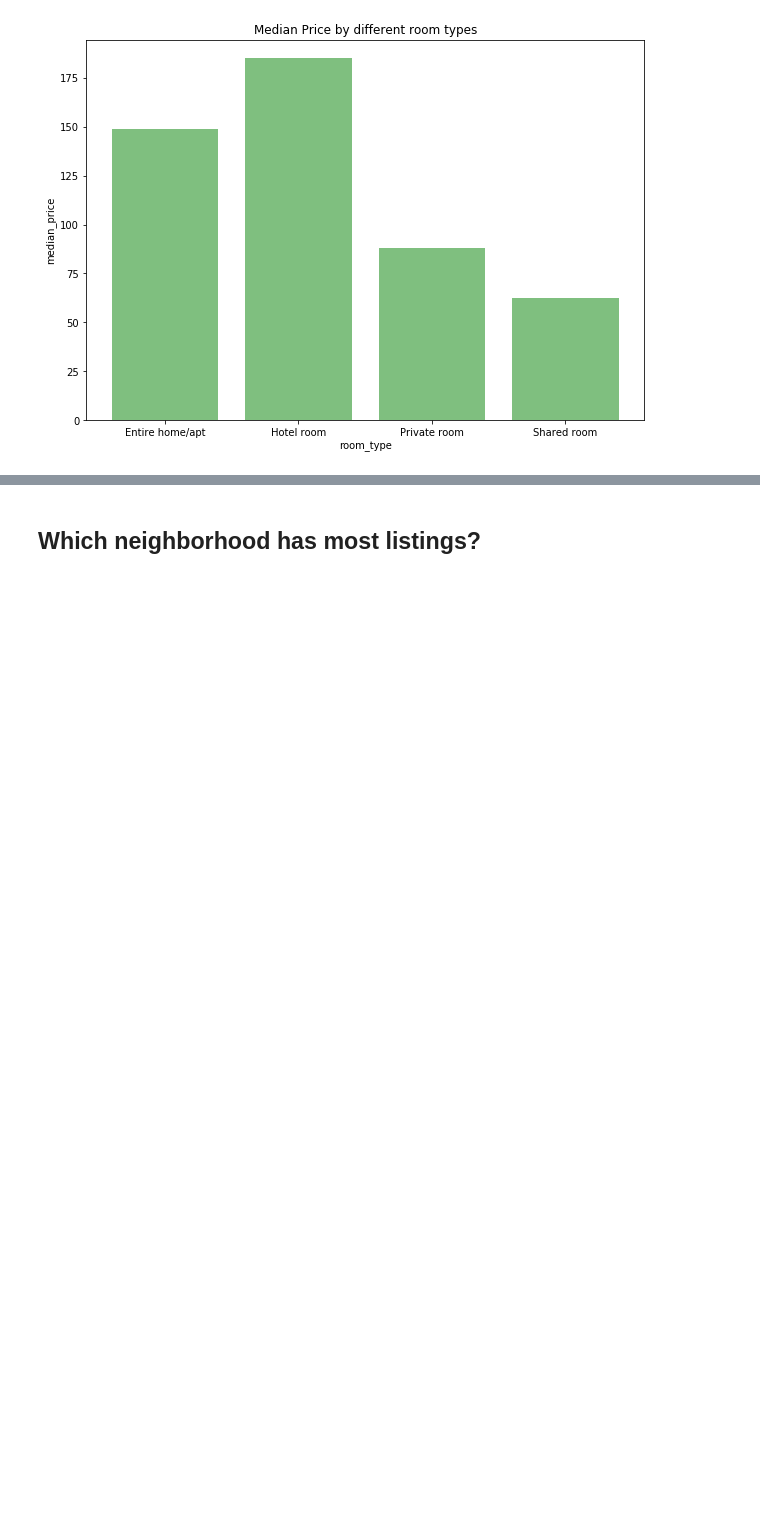
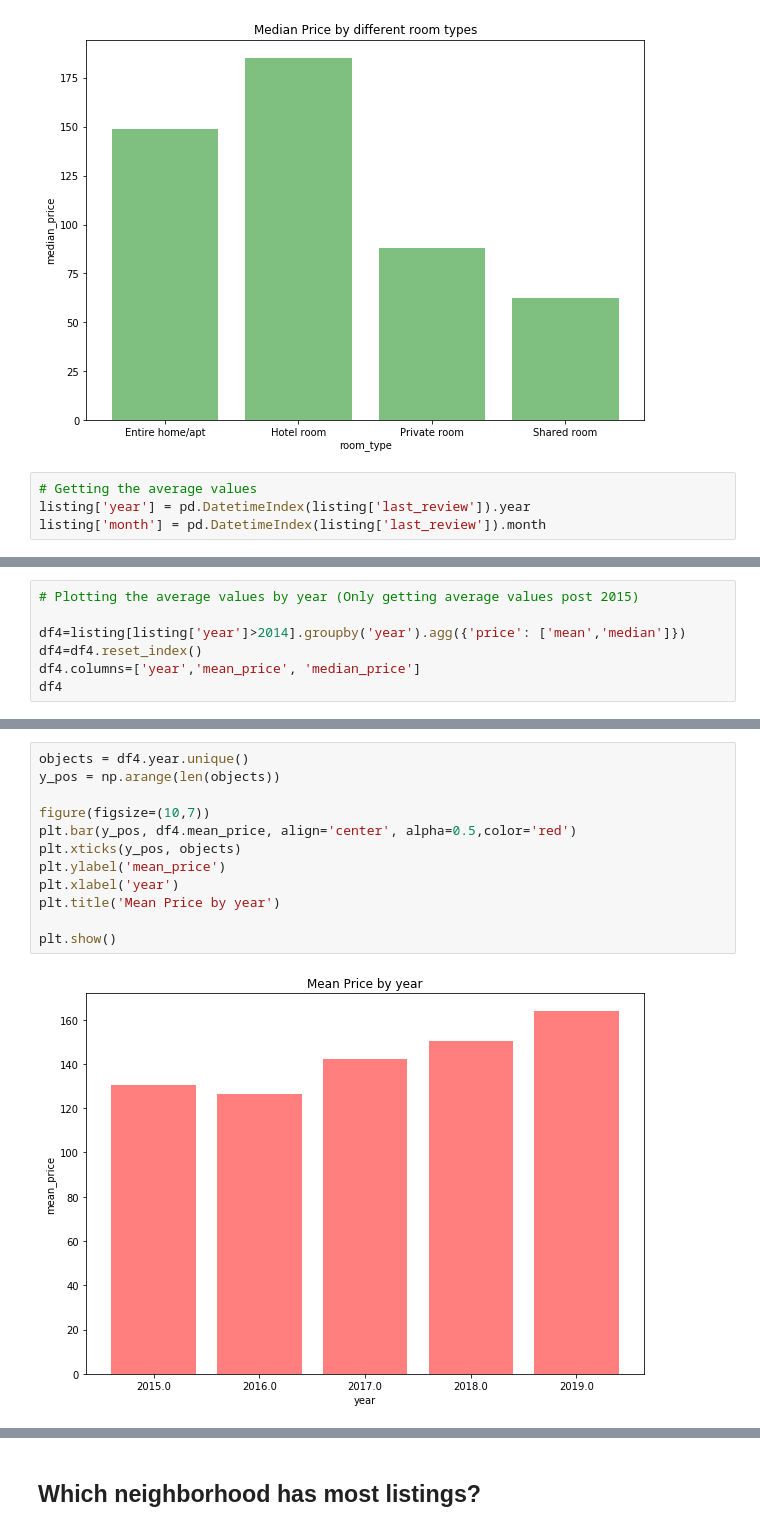
Before and after one commit to lihkin26/Udacity---Blog-Post, a Jupyter notebook: Udacity - AirBnB Data for Blog Post.ipynb, the cells around one changed output, grey strips where cells are left out. Cells and saved outputs as stored; diff of their text form; blank space fills up the shorter version.

```diff
--- a/Udacity - AirBnB Data for Blog Post.ipynb
+++ b/Udacity - AirBnB Data for Blog Post.ipynb
@@ -342,3 +369,7 @@ plt.show()
 # %% [output]
 [figure]
 [figure]
+# %%
+# Getting the average values
+listing['year'] = pd.DatetimeIndex(listing['last_review']).year
+listing['month'] = pd.DatetimeIndex(listing['last_review']).month
@@ -344,0 +393,7 @@ plt.show()
+# %%
+# Plotting the average values by year (Only getting average values post 2015)
+
+df4=listing[listing['year']>2014].groupby('year').agg({'price': ['mean','median']})
+df4=df4.reset_index()
+df4.columns=['year','mean_price', 'median_price']
+df4
@@ -344,0 +428,14 @@ plt.show()
+# %%
+objects = df4.year.unique()
+y_pos = np.arange(len(objects))
+
+figure(figsize=(10,7))
+plt.bar(y_pos, df4.mean_price, align='center', alpha=0.5,color='red')
+plt.xticks(y_pos, objects)
+plt.ylabel('mean_price')
+plt.xlabel('year')
+plt.title('Mean Price by year')
+
+plt.show()
+# %% [output]
+[figure, added]
```
Also changed, not shown: parts of 13 cells of this notebook.
